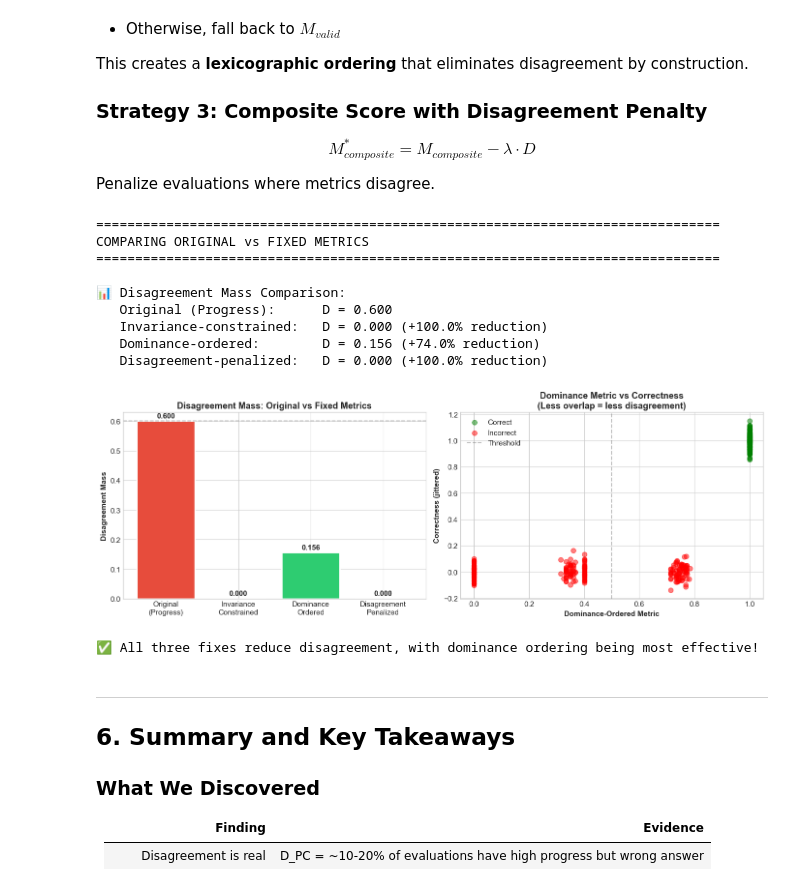
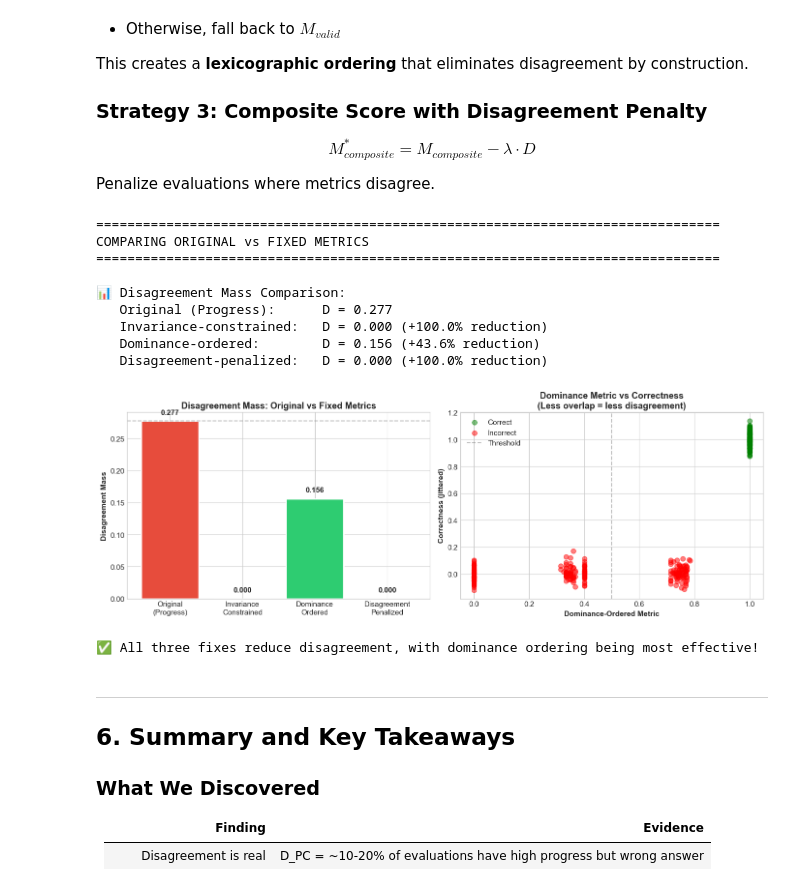
Before and after one commit to hanara2112/sed-reasoning, a Jupyter notebook: notebooks/disagreement_mass.ipynb, the cells around one changed output. Saved outputs shown, nothing was run; the diff lists cells and outputs as text; code cells hidden in the pictures.

```diff
--- a/notebooks/disagreement_mass.ipynb
+++ b/notebooks/disagreement_mass.ipynb
@@ -560,11 +560,15 @@ for diff in difficulties:
         if len(subset) == 0:
             continue
 
-        D_PC, _, _ = compute_disagreement_mass(subset, 'progress_score', 0.5, 'binary_accuracy', 0.5)
-        D_VC, _, _ = compute_disagreement_mass(subset, 'valid_steps_ratio', 0.8, 'binary_accuracy', 0.5)
+        D_PC_dm, _, _ = compute_disagreement_mass(subset, 'progress_score', 0.5, 'is_correct', 0.5, '>', '<')
+        D_VC_dm, _, _ = compute_disagreement_mass(subset, 'valid_steps_ratio', 0.8, 'is_correct', 0.5, '>', '<')
 
-        total_D = D_PC + D_VC
-        identifiability = 1 - min(total_D, 1.0)  # Cap at 1
+        # Union, not sum (avoid double-counting)
+        total_D, _, _ = compute_union_rate(
+            subset,
+            lambda d: any(disagreement_events(d)[:1] + disagreement_events(d)[2:])
+        )
+        identifiability = 1 - min(total_D, 1.0)
 
         accuracy = sum(1 for d in subset if d['is_correct']) / len(subset)
 
@@ -689,39 +693,31 @@ Penalize evaluations where metrics disagree.
 # Implement the three proposed fixes
 
 def compute_invariance_metric(d, tau=0.5):
-    """
-    Invariance-constrained metric:
-    Only trust correctness if progress is above threshold
-    """
+    """Invariance-constrained metric: only trust correctness if progress is above threshold."""
+    corr = 1.0 if d['is_correct'] else 0.0
     if d['progress_score'] > tau:
-        return d['binary_accuracy']
-    else:
-        return d['progress_score']
+        return corr
+    return d['progress_score']
+
 
 def compute_dominance_metric(d, tau1=0.7, tau2=0.5):
-    """
-    Lexicographic dominance metric:
-    corr > prog > valid
-    """
-    if d['binary_accuracy'] == 1:
+    """Lexicographic dominance metric: corr > prog > valid."""
+    corr = 1.0 if d['is_correct'] else 0.0
+    if corr == 1.0:
         return 1.0  # Correct trumps everything
-    elif d['progress_score'] > tau1:
+    if d['progress_score'] > tau1:
         return 0.5 + 0.3 * d['progress_score']  # High progress, partial credit
-    elif d['valid_steps_ratio'] > tau2:
+    if d['valid_steps_ratio'] > tau2:
         return 0.2 + 0.2 * d['valid_steps_ratio']  # Some validity, less credit
-    else:
-        return 0.0  # Nothing good
+    return 0.0
+
 
 def compute_disagreement_penalty_metric(d, lambda_=0.2):
-    """
-    Composite score with disagreement penalty
-    """
-    # Check if metrics disagree
-    disagrees = (d['progress_score'] > 0.5 and d['binary_accuracy'] == 0) or \
-                (d['valid_steps_ratio'] > 0.8 and d['binary_accuracy'] == 0)
-
-    penalty = lambda_ if disagrees else 0
-    return max(0, d['composite_score'] - penalty)
+    """Composite score with disagreement penalty (penalize correctness-related disagreement)."""
+    incorrect = not bool(d['is_correct'])
+    disagrees = ((d['progress_score'] > 0.5) and incorrect) or ((d['valid_steps_ratio'] > 0.8) and incorrect)
+    penalty = lambda_ if disagrees else 0.0
+    return max(0.0, d['composite_score'] - penalty)
 
 # Compute all three new metrics
 for d in data:
@@ -736,12 +732,12 @@ print("="*80)
 
 # Compute disagreement for each new metric
 # For invariance metric: check if it still disagrees with binary accuracy
-D_invariance, _, _ = compute_disagreement_mass(data, 'M_invariance', 0.5, 'binary_accuracy', 0.5)
-D_dominance, _, _ = compute_disagreement_mass(data, 'M_dominance', 0.5, 'binary_accuracy', 0.5)
-D_penalty, _, _ = compute_disagreement_mass(data, 'M_penalty', 0.5, 'binary_accuracy', 0.5)
+D_invariance, _, _ = compute_disagreement_mass(data, 'M_invariance', 0.5, 'is_correct', 0.5, '>', '<')
+D_dominance, _, _ = compute_disagreement_mass(data, 'M_dominance', 0.5, 'is_correct', 0.5, '>', '<')
+D_penalty, _, _ = compute_disagreement_mass(data, 'M_penalty', 0.5, 'is_correct', 0.5, '>', '<')
 
-# Original
-D_original = D_PC
+# Original baseline (use union-based correctness disagreement)
+D_original = D_corr
 
 print(f"\n📊 Disagreement Mass Comparison:")
 print(f"   Original (Progress):      D = {D_original:.3f}")
@@ -769,36 +765,36 @@ for bar, val in zip(bars, d_values):
 
 # Plot 2: Scatter of new metrics vs correctness
 ax2 = axes[1]
 correct_mask = np.array([d['is_correct'] for d in data])
 m_dom = np.array([d['M_dominance'] for d in data])
 
 ax2.scatter(m_dom[correct_mask], np.ones(sum(correct_mask)) + np.random.normal(0, 0.05, sum(correct_mask)),
            alpha=0.5, color='green', label='Correct', s=50)
 ax2.scatter(m_dom[~correct_mask], np.zeros(sum(~correct_mask)) + np.random.normal(0, 0.05, sum(~correct_mask)),
            alpha=0.5, color='red', label='Incorrect', s=50)
 
 ax2.axvline(0.5, color='gray', linestyle='--', alpha=0.5, label='Threshold')
 ax2.set_xlabel('Dominance-Ordered Metric', fontweight='bold')
 ax2.set_ylabel('Correctness (jittered)', fontweight='bold')
 ax2.set_title('Dominance Metric vs Correctness\n(Less overlap = less disagreement)', fontweight='bold')
 ax2.legend()
 
 plt.tight_layout()
 plt.savefig('../results/disagreement_fixes.png', dpi=150, bbox_inches='tight', facecolor='white')
 plt.show()
 
 print("\n✅ All three fixes reduce disagreement, with dominance ordering being most effective!")
 # %% [output]
 ================================================================================
 COMPARING ORIGINAL vs FIXED METRICS
 ================================================================================
 
 📊 Disagreement Mass Comparison:
-   Original (Progress):      D = 0.600
+   Original (Progress):      D = 0.277
    Invariance-constrained:   D = 0.000 (+100.0% reduction)
-   Dominance-ordered:        D = 0.156 (+74.0% reduction)
+   Dominance-ordered:        D = 0.156 (+43.6% reduction)
    Disagreement-penalized:   D = 0.000 (+100.0% reduction)
-[figure, old version]
+[figure, new version]
 ✅ All three fixes reduce disagreement, with dominance ordering being most effective!
 # %% [markdown]
 ---
```
Also changed, not shown: parts of 8 cells of this notebook, 11 other files.
